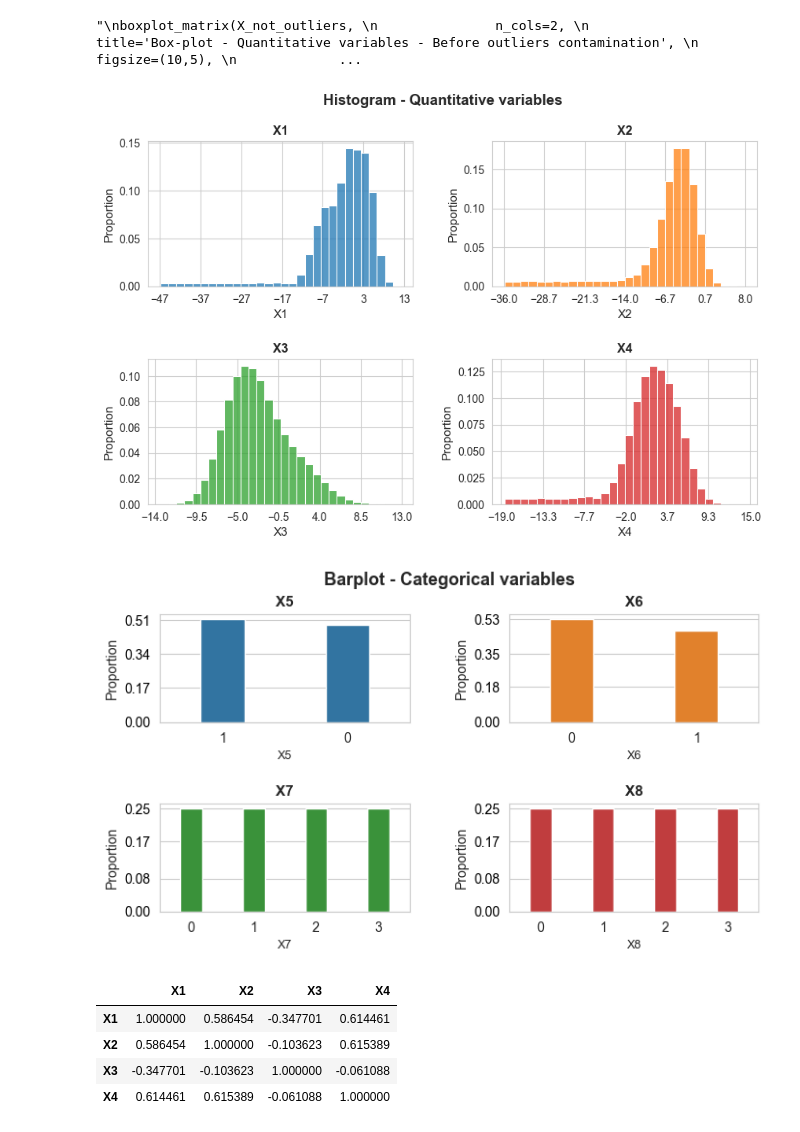
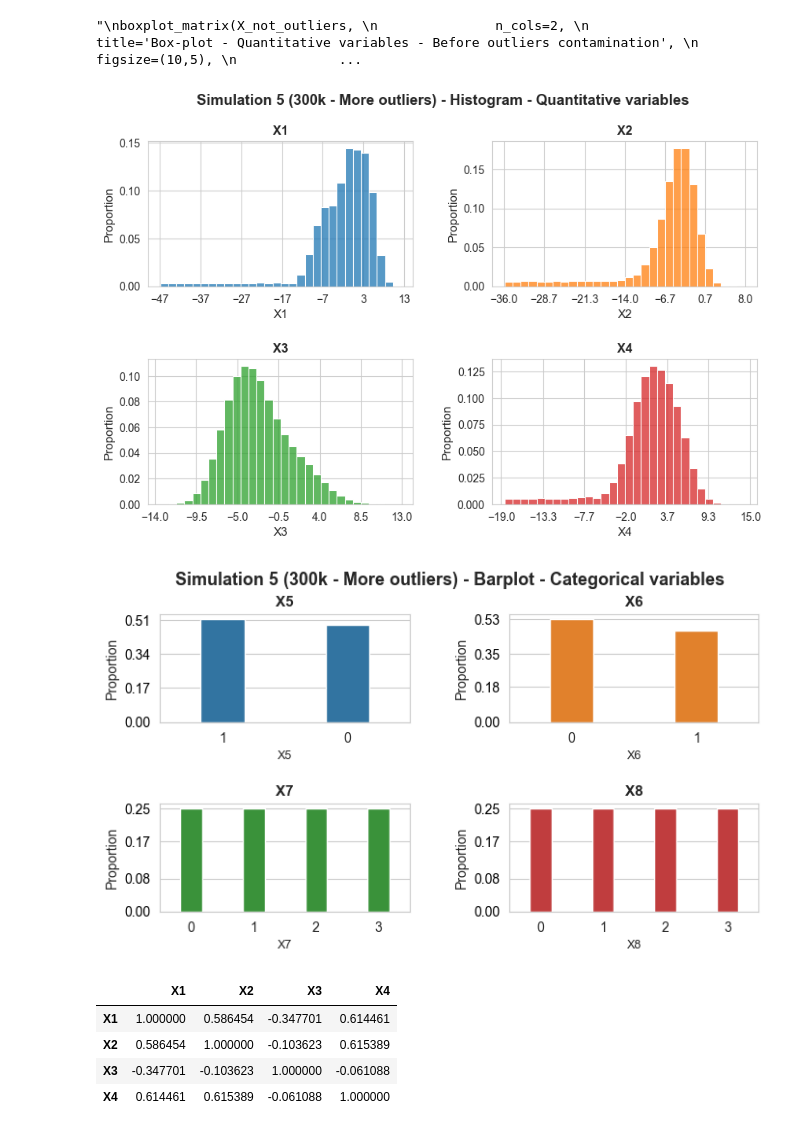
Before and after one commit to FabioScielzoOrtiz/db-robust-clust-paper-code, a Jupyter notebook: experiments/simulations/experiments_simulation_5.ipynb, the cells around one changed output. Saved outputs shown, nothing was run; the diff lists cells and outputs as text; code cells hidden in the pictures.

Commit message:
descriptive plots updated for simulations

```diff
--- a/experiments/simulations/experiments_simulation_5.ipynb
+++ b/experiments/simulations/experiments_simulation_5.ipynb
@@ -123,23 +123,25 @@ boxplot_matrix(X_not_outliers,
 "\nboxplot_matrix(X_not_outliers, \n               n_cols=2, \n               title='Box-plot - Quantitative variables - Before outliers contamination', \n               figsize=(10,5), \n             ...
 # %%
 # Histogram
-histogram_matrix(df=X_pl, bins=30, n_cols=2, title='Histogram - Quantitative variables',
+histogram_matrix(df=X_pl, bins=30, n_cols=2,
+                 title='Simulation 5 (300k - More outliers) - Histogram - Quantitative variables',
                  figsize=(10,6), quant_col_names=['X1', 'X2', 'X3', 'X4'],
                  n_xticks=7, title_fontsize=13.5,
                  subtitles_fontsize=11.5, save=False, file_name='', x_rotation=0, title_height=0.98,
                  style='whitegrid', hspace=0.5, wspace=0.3, n_round_xticks=1)
 # %% [output]
-[figure, old version]
+[figure, new version]
 # %%
 # Barplot
-barplot_matrix(df=X_pl, n_cols=2, title='Barplot - Categorical variables',
+barplot_matrix(df=X_pl, n_cols=2,
+               title='Simulation 5 (300k - More outliers) - Barplot - Categorical variables',
                  figsize=(8,4), cat_col_names=['X5', 'X6', 'X7', 'X8'],
                  title_fontsize=13, subtitles_fontsize=11,
                  save=False, file_name='', x_rotation=0, title_height=0.99,
                  style='whitegrid', hspace=0.75, wspace=0.4, title_weight='bold', bar_width=0.35,
                  ylabel_size=10, xlabel_size=9, xticks_size=10)
 # %% [output]
-[figure, old version]
+[figure, new version]
 # %%
 # Correlation Matrix
 X[['X1', 'X2', 'X3', 'X4']].corr()
```
Also changed, not shown: parts of 2 cells of this notebook, 6 other files.
